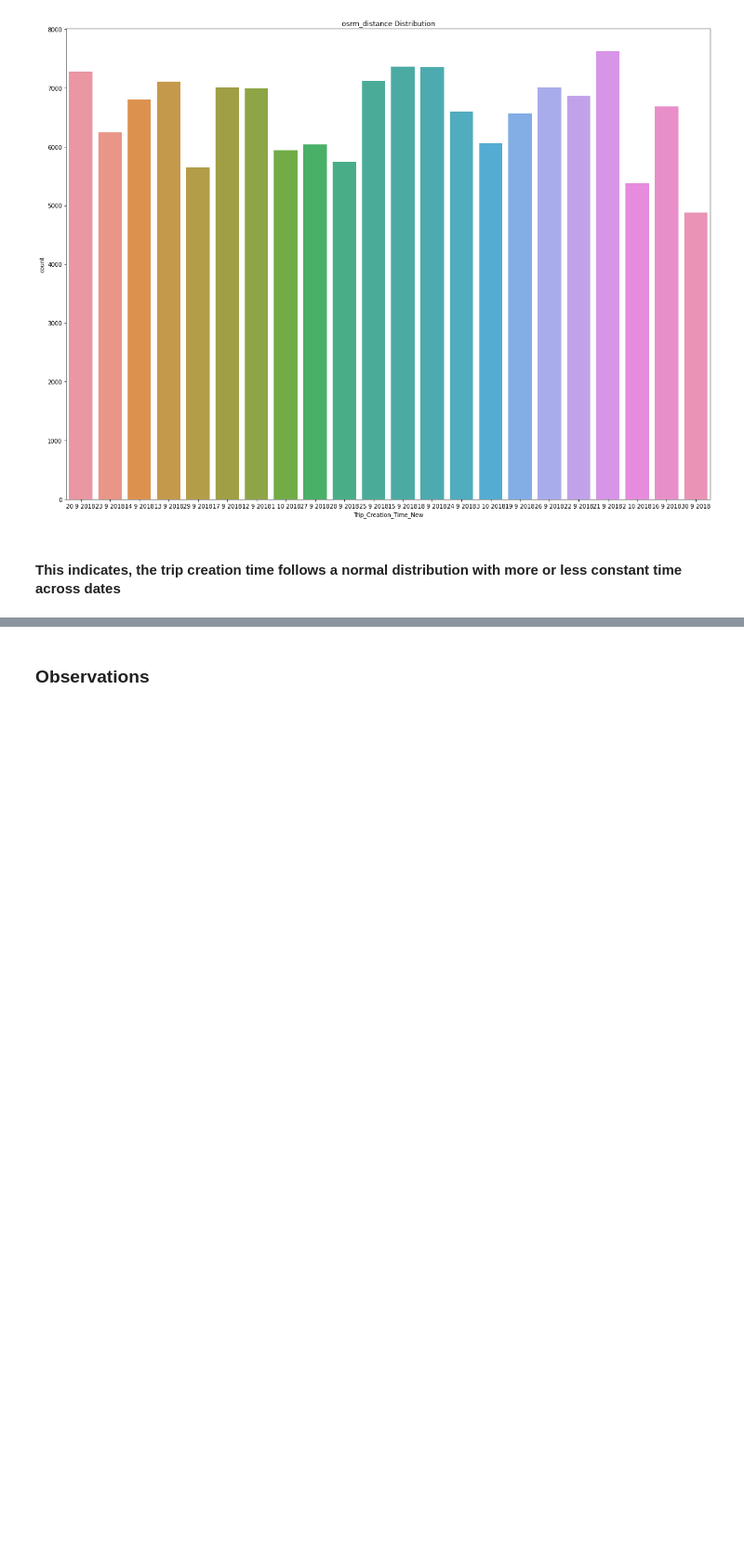
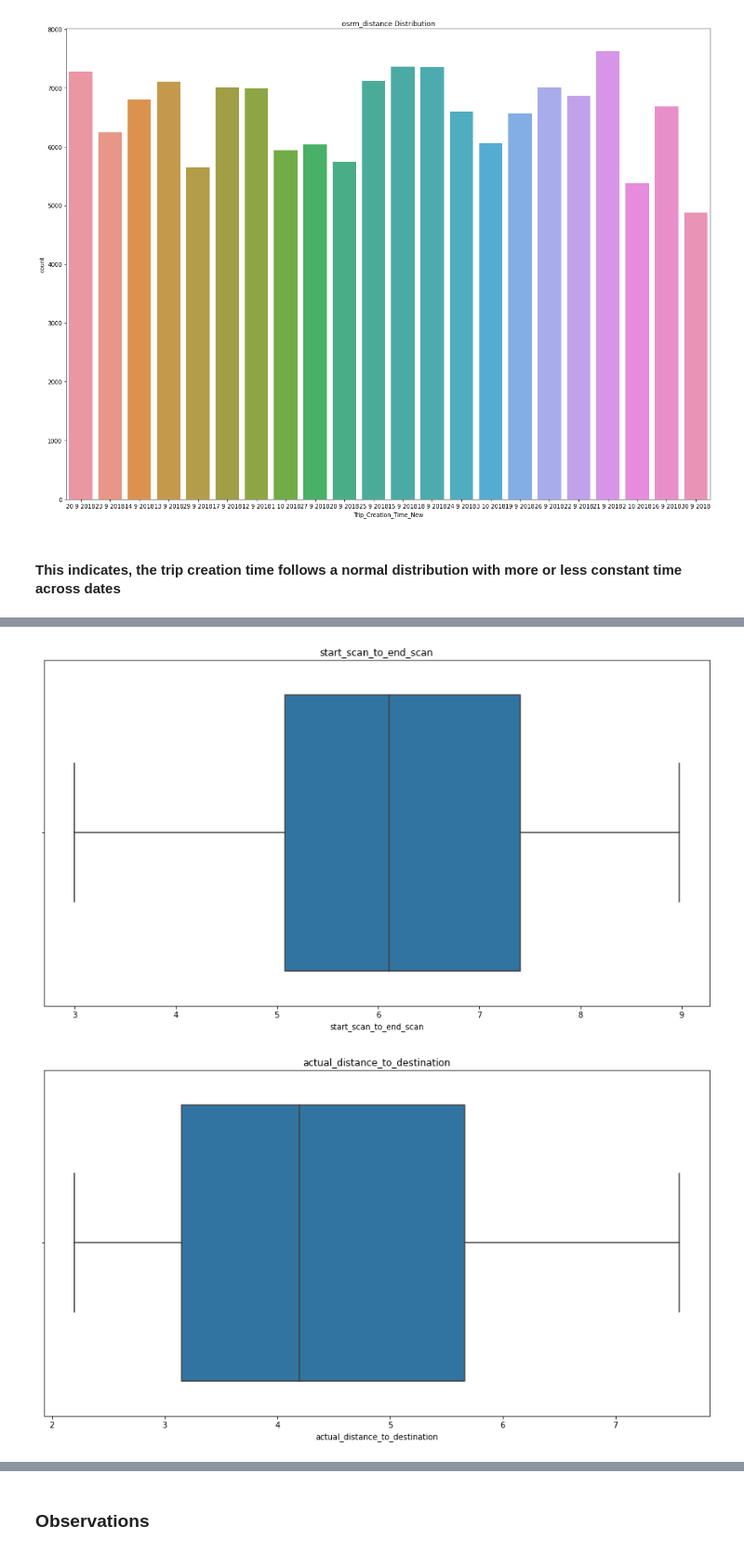
Before and after one commit to pkmariya/Scaler01, a Jupyter notebook: Delhivery_CaseStudy_Mariya_DSMLJune22.ipynb, the cells around one changed output, grey strips where cells are left out. Shown at 93% size. Drawn from its saved outputs; the diff is of its cells as text; code cells hidden in the pictures; blank space fills up the shorter version.

```diff
--- a/Delhivery_CaseStudy_Mariya_DSMLJune22.ipynb
+++ b/Delhivery_CaseStudy_Mariya_DSMLJune22.ipynb
@@ -455,0 +489,13 @@ plt.show()
+# %%
+# Applying the log as there are outliers
+for i in num_features:
+  work_df[i] = np.log(work_df[i])
+# %%
+for i in num_features:
+  plt.figure(figsize=(15,8))
+  sns.boxplot(work_df[i])
+  plt.title(i)
+  plt.show()
+# %% [output]
+[figure, added]
+[figure, added]
```
Also changed, not shown: parts of 20 cells of this notebook.
